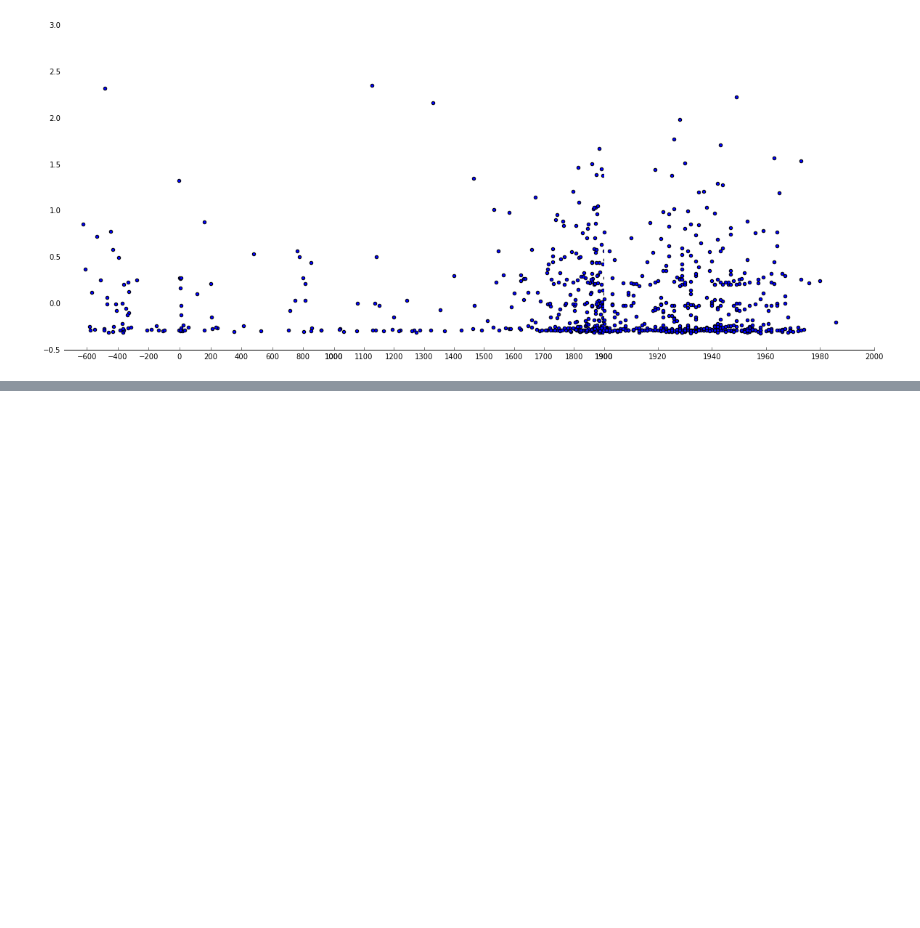
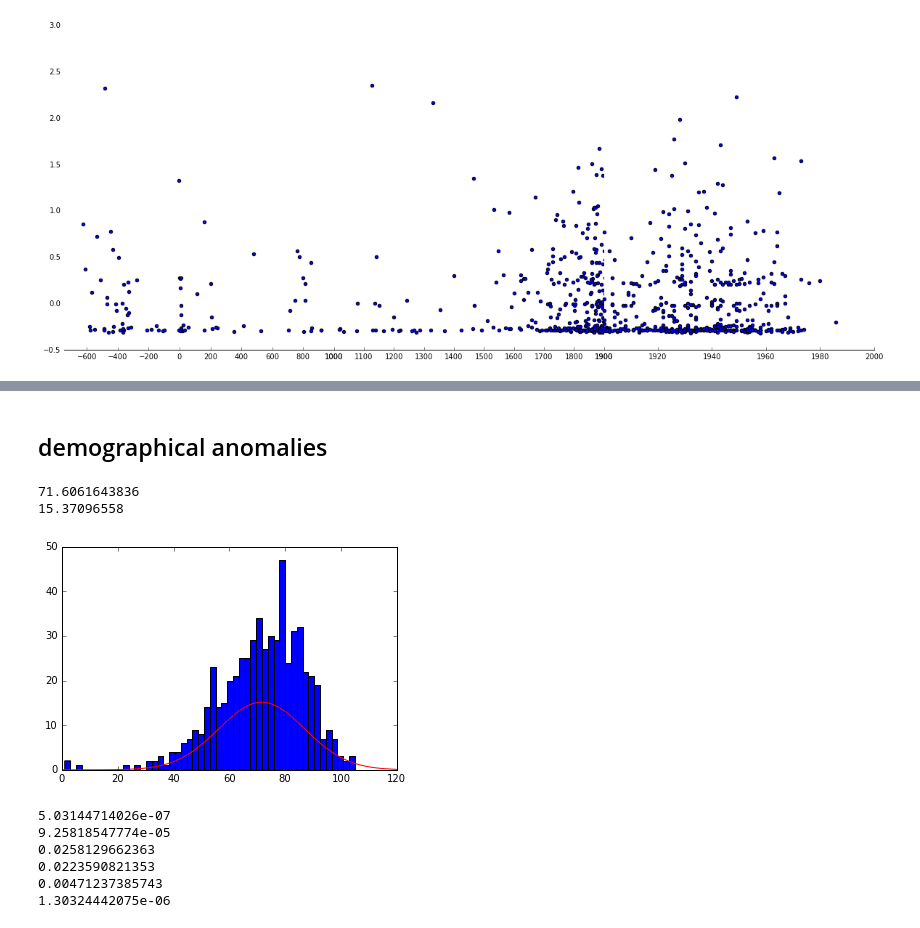
Before and after one commit to taniki/comp.soc-of-philosophy, a Jupyter notebook: generations.ipynb, the cells around one changed output, grey strips where cells are left out. Cells and saved outputs as stored; diff of their text form; code cells hidden in the pictures; blank space fills up the shorter version.

```diff
--- a/generations.ipynb
+++ b/generations.ipynb
@@ -25,6 +29,7 @@ df.head(5)
 | Solomon_ibn_Gabirol | 1021.0 | NaN | 1058.0 |
 # %%
 base = list(set(g.nodes()) & set(df[ df["birthyear"].notnull() | df["deathyear"].notnull() ].index))
+g_base = g.subgraph(base)
 
 print len(base)
 # %% [output]
@@ -109,0 +145,39 @@ plt.show()
+# %% [markdown]
+## demographical anomalies
+# %%
+ages = df_base[ df_base["deathyear"].notnull() & df_base["birthyear"].notnull() ]["deathyear"] - df_base[ df_base["deathyear"].notnull() & df_base["birthyear"].notnull()]["birthyear"]
+ages = ages[(ages > 0) & (ages < 130)]
+
+mu = ages.mean()
+sigma = ages.std()
+
+print mu
+print sigma
+
+plt.hist(ages, bins=50)
+
+x = np.linspace(0,120,100)
+plt.plot(x,mlab.normpdf(x,mu,sigma)*len(ages), color="red")
+
+plt.show()
+# %% [output]
+71.6061643836
+15.37096558
+[figure, added]
+# %%
+def get_prob_normdist(x, mu, sigma):
+  return mlab.normpdf(x,mu,sigma)
+
+print get_prob_normdist(0, mu, sigma)
+print get_prob_normdist(20, mu, sigma)
+print get_prob_normdist(70, mu, sigma)
+print get_prob_normdist(80, mu, sigma)
+print get_prob_normdist(100, mu, sigma)
+print get_prob_normdist(140, mu, sigma)
+# %% [output]
+5.03144714026e-07
+9.25818547774e-05
+0.0258129662363
+0.0223590821353
+0.00471237385743
+1.30324442075e-06
```
Also changed, not shown: parts of 32 cells of this notebook, 1 other file.
